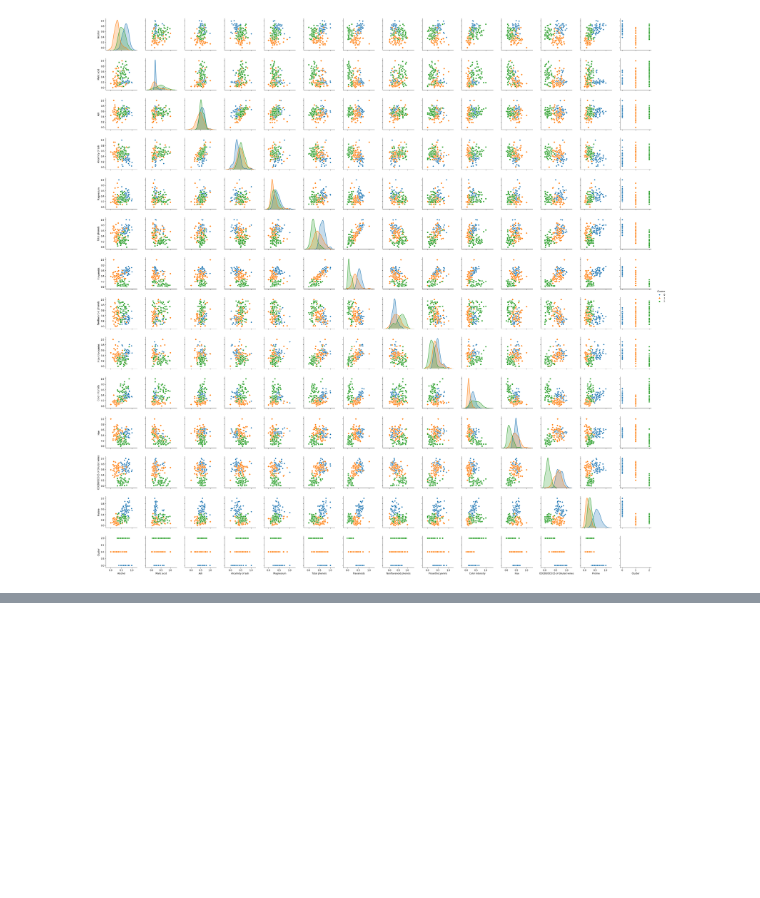
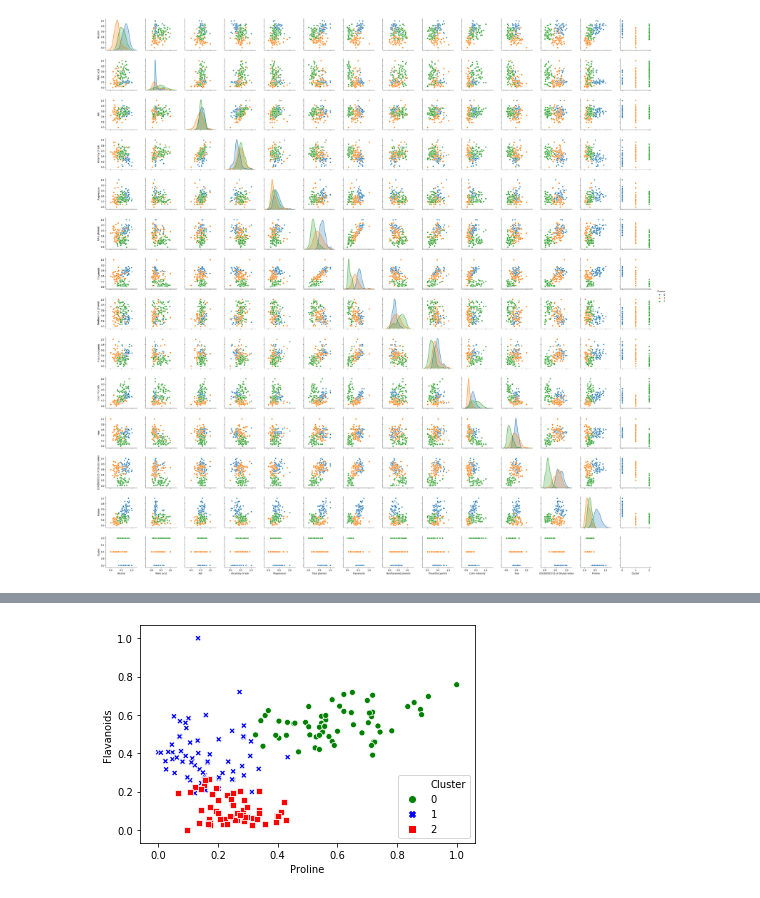
Before and after one commit to LucaScofano/Homework-4-ADM, a Jupyter notebook: Luca/K means.ipynb, the cells around one changed output, grey strips where cells are left out. Drawn from its saved outputs; the diff is of its cells as text; code cells hidden in the pictures; blank space fills up the shorter version.

```diff
--- a/Luca/K means.ipynb
+++ b/Luca/K means.ipynb
@@ -188,0 +253,5 @@ Even with the principle component analysis we can clearly see that the we have t
+# %%
+ax = sns.scatterplot(x="Proline", y="Flavanoids",
+                   hue="Cluster", style="Cluster", data=df,  palette=['green','blue','red'])
+# %% [output]
+[figure, added]
```
Also changed, not shown: parts of 33 cells of this notebook.
